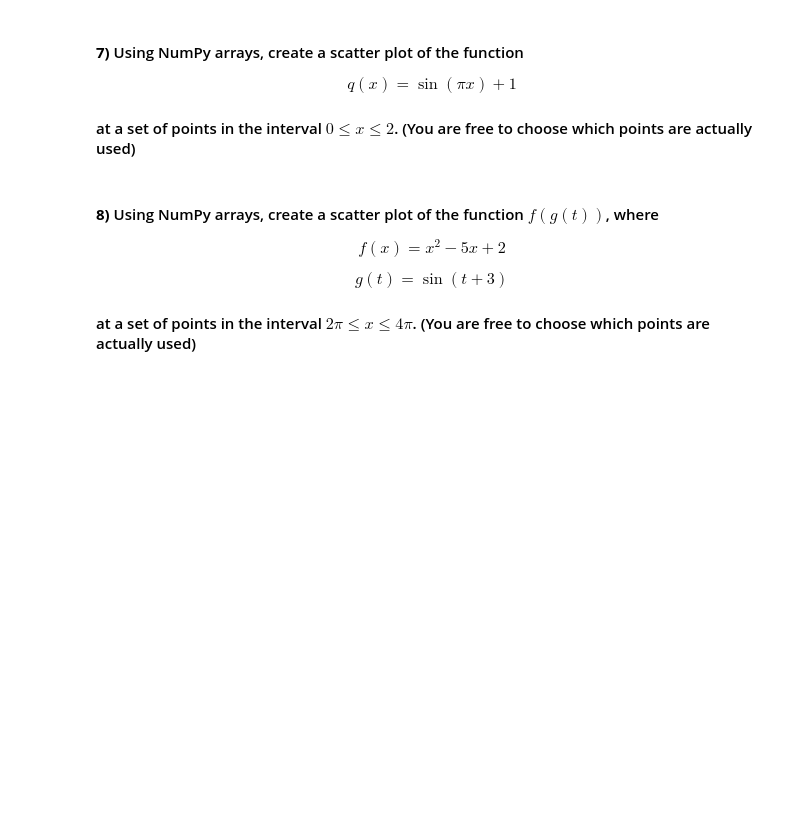
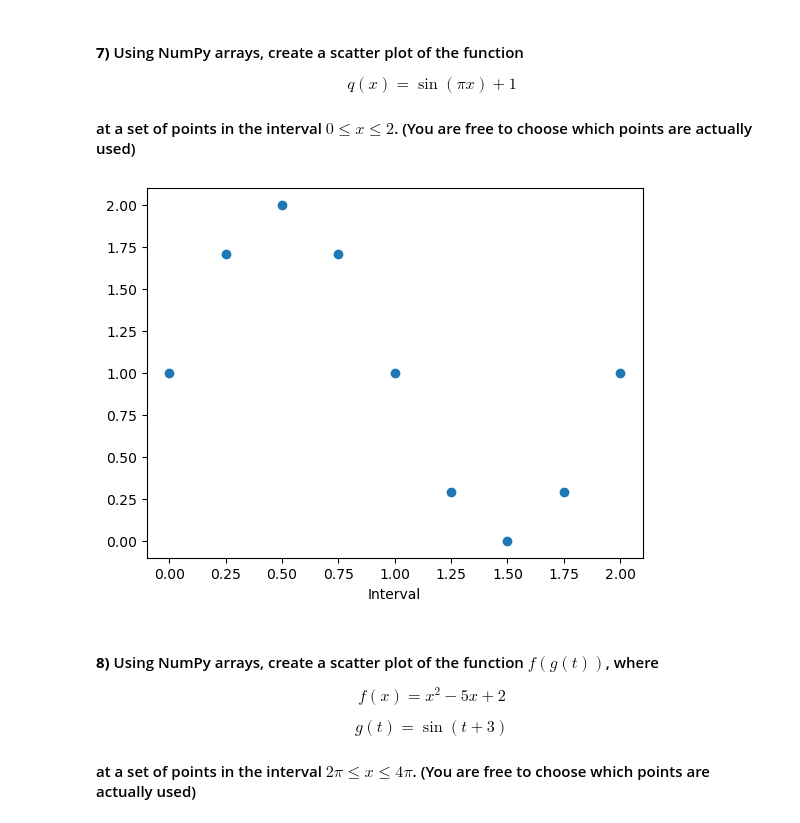
Before and after one commit to bcamargo1/datasci151spring2026, a Jupyter notebook: lecture_06/lecture_06 copy.ipynb, the cells around one changed output. Cells and saved outputs as stored; diff of their text form; code cells hidden in the pictures; blank space fills up the shorter version.

```diff
--- a/lecture_06/lecture_06 copy.ipynb
+++ b/lecture_06/lecture_06 copy.ipynb
@@ -590,7 +592,19 @@ $$q(x) = \sin(\pi x) + 1$$
 
 #### at a set of points in the interval $0 \leq x \leq 2$. (You are free to choose which points are actually used)
 # %%
-# your code here
+import math
+import matplotlib.pyplot as plt
+import pandas as pd
+import numpy as np
+
+interval = np.array([0, 0.25, 0.5, 0.75, 1, 1.25, 1.5, 1.75, 2])
+qxfunc = np.sin(np.pi * interval) + 1
+
+plt.scatter(interval, qxfunc)
+plt.xlabel('Interval')
+plt.show()
+# %% [output]
+[figure, added]
 # %% [markdown]
 #### **8)** Using NumPy arrays, create a scatter plot of the function $f(g(t))$, where
 
```
Also changed, not shown: parts of 3 cells of this notebook, 2 other files.
